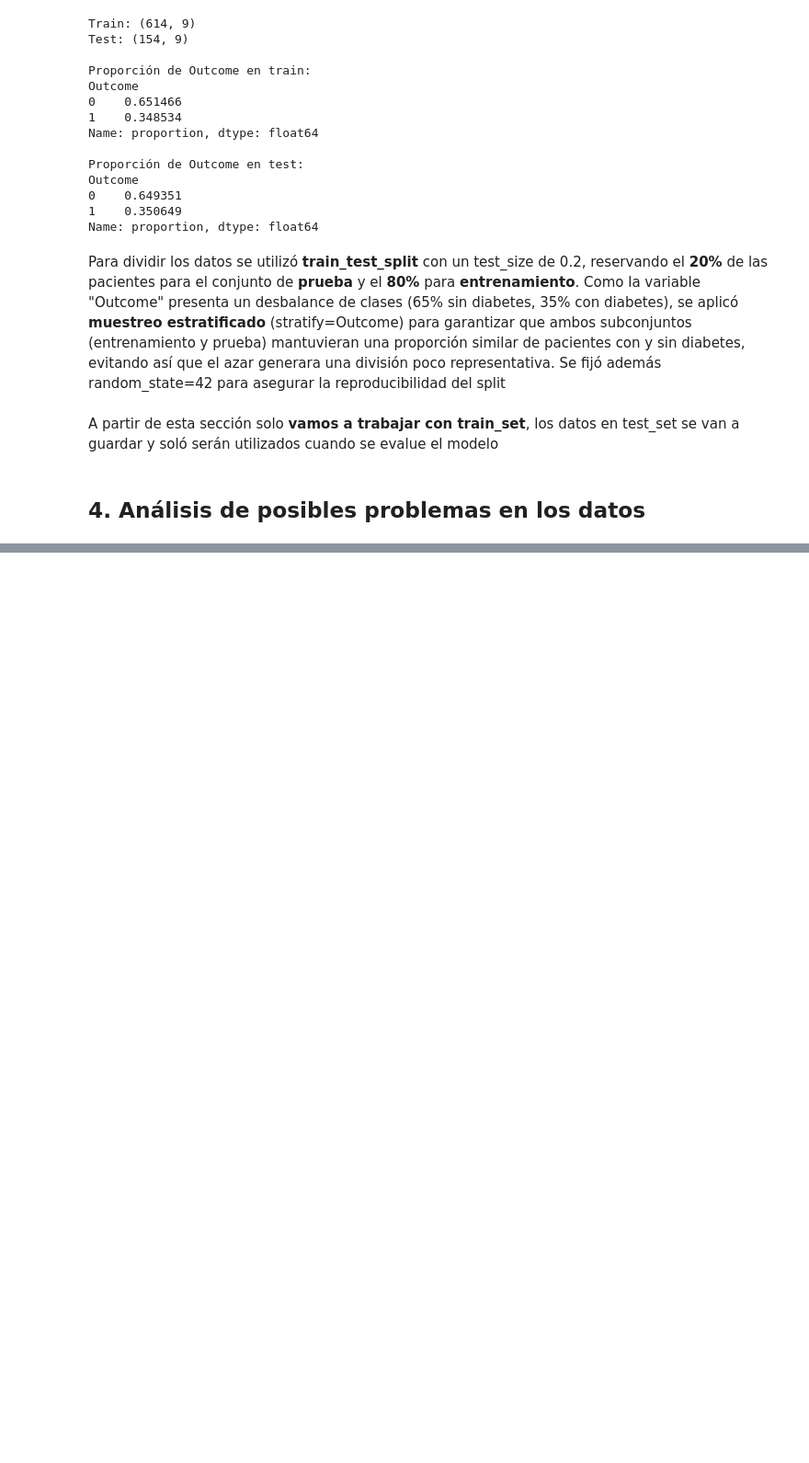
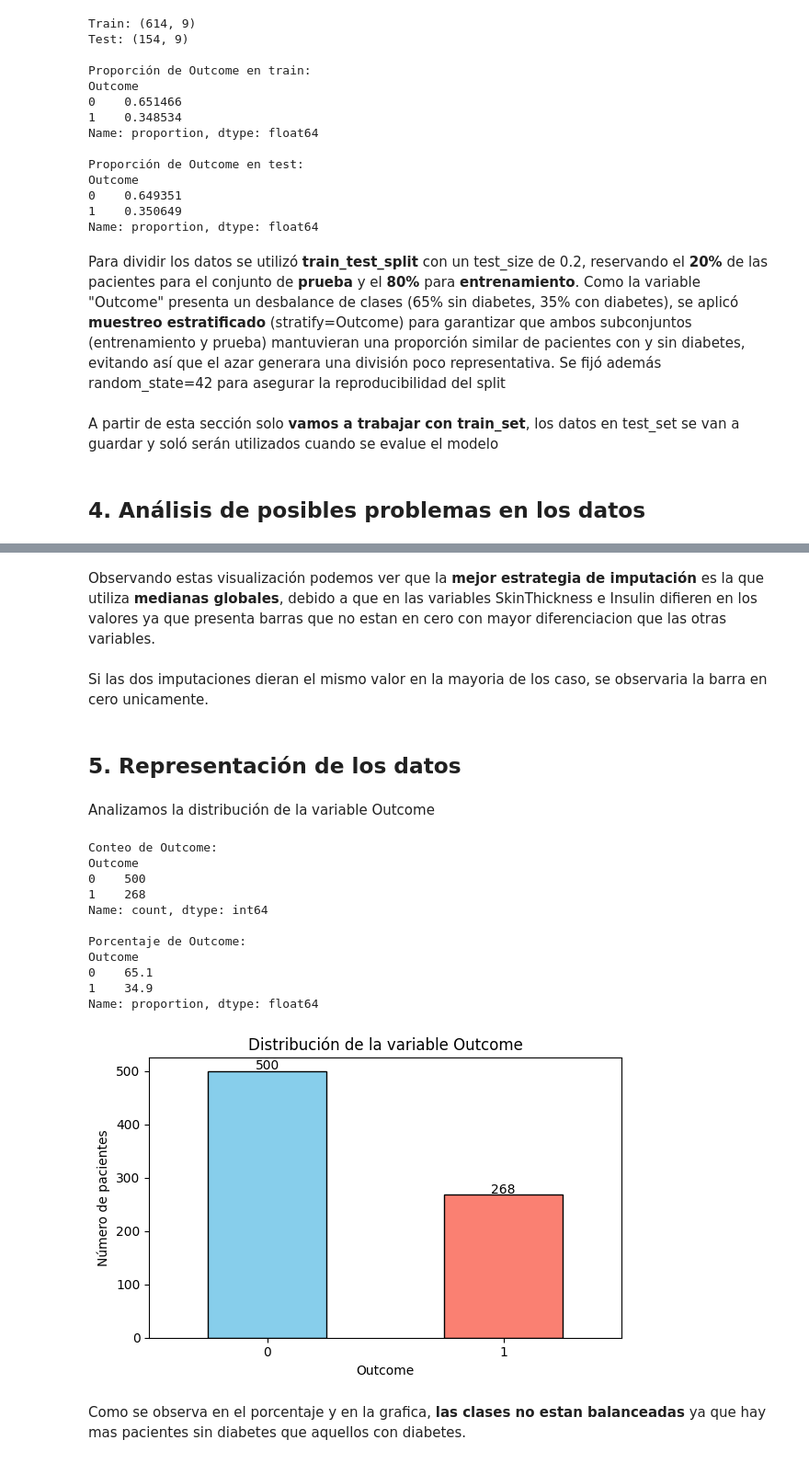
Before and after one commit to LuciaSaravia/Aprendizaje-Automatico, a Jupyter notebook: Tp1.ipynb, the cells around one changed output, grey strips where cells are left out. Shown at 92% size. Saved outputs shown, nothing was run; the diff lists cells and outputs as text; code cells hidden in the pictures; blank space fills up the shorter version.

```diff
--- a/Tp1.ipynb
+++ b/Tp1.ipynb
@@ -170,0 +326,43 @@ diabetes_train = train_set.copy()
+# %% [markdown]
+Observando estas visualización podemos ver que la **mejor estrategia de imputación** es la que utiliza **medianas globales**, debido a que en las variables SkinThickness e Insulin difieren en los valores ya que presenta barras que no estan en cero con mayor diferenciacion que las otras variables.
+# %% [markdown]
+Si las dos imputaciones dieran el mismo valor en la mayoria de los caso, se observaria la barra en cero unicamente.
+# %% [markdown]
+## 5. Representación de los datos
+# %% [markdown]
+Analizamos la distribución de la variable Outcome
+# %%
+outcome_cont = df_diabetes["Outcome"].value_counts().sort_index() #contamos la cantidad de pacientes con y sin diabetes
+outcome_por = df_diabetes["Outcome"].value_counts(normalize=True).sort_index() * 100 #calculamos el porcentaje
+
+print("Conteo de Outcome:")
+print(outcome_cont)
+print("\nPorcentaje de Outcome:")
+print(outcome_por.round(2))
+
+#Graficamos la distribución de la variable Outcome
+plt.figure(figsize=(6, 4))
+outcome_cont.plot(kind="bar", color=["skyblue", "salmon"], edgecolor="k")
+plt.title("Distribución de la variable Outcome")
+plt.xlabel("Outcome")
+plt.ylabel("Número de pacientes")
+plt.xticks(rotation=0)
+for i, v in enumerate(outcome_cont):
+    plt.text(i, v + 3, str(v), ha="center")
+plt.tight_layout()
+plt.show()
+# %% [output]
+Conteo de Outcome:
+Outcome
+0    500
+1    268
+Name: count, dtype: int64
+
+Porcentaje de Outcome:
+Outcome
+0    65.1
+1    34.9
+Name: proportion, dtype: float64
+[figure, added]
+# %% [markdown]
+Como se observa en el porcentaje y en la grafica, **las clases no estan balanceadas** ya que hay mas pacientes sin diabetes que aquellos con diabetes.
```
Also changed, not shown: parts of 11 cells of this notebook.
